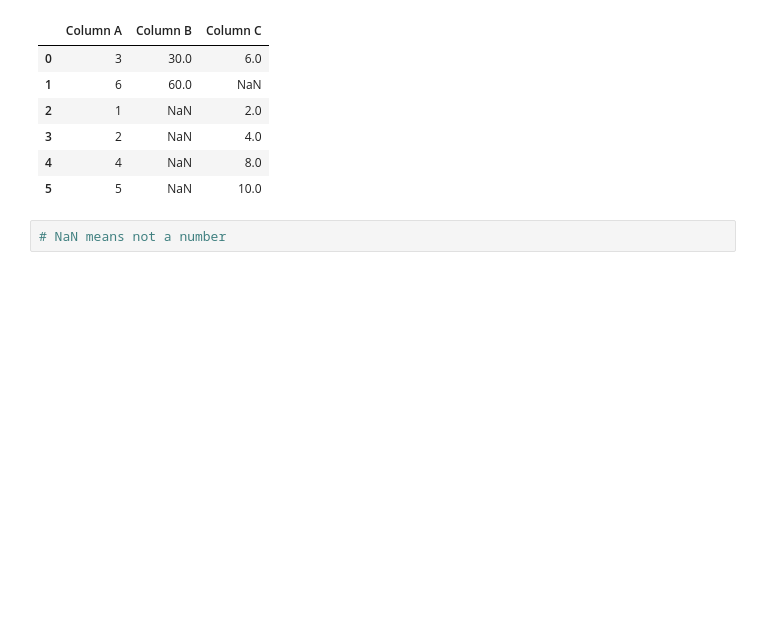
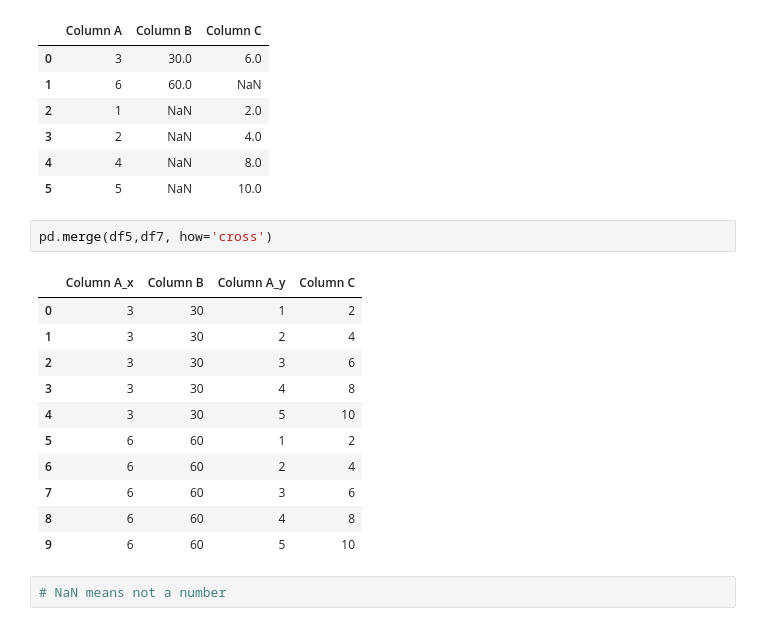
Before and after one commit to youngsuKim-CSUSB/presentations, a Jupyter notebook: DAWG-presentation.ipynb, the cells around one changed output. Drawn from its saved outputs; the diff is of its cells as text; blank space fills up the shorter version.

```diff
--- a/DAWG-presentation.ipynb
+++ b/DAWG-presentation.ipynb
@@ -98,6 +142,20 @@ pd.merge(df5,df7, on=['Column A'], how='outer')
 | 3 | 2 | NaN | 4.0 |
 | 4 | 4 | NaN | 8.0 |
 | 5 | 5 | NaN | 10.0 |
+# %%
+pd.merge(df5,df7, how='cross')
+# %% [output]
+|  | Column A_x | Column B | Column A_y | Column C |
+| 0 | 3 | 30 | 1 | 2 |
+| 1 | 3 | 30 | 2 | 4 |
+| 2 | 3 | 30 | 3 | 6 |
+| 3 | 3 | 30 | 4 | 8 |
+| 4 | 3 | 30 | 5 | 10 |
+| 5 | 6 | 60 | 1 | 2 |
+| 6 | 6 | 60 | 2 | 4 |
+| 7 | 6 | 60 | 3 | 6 |
+| 8 | 6 | 60 | 4 | 8 |
+| 9 | 6 | 60 | 5 | 10 |
 # %%
 # NaN means not a number
 # %% [markdown]
```
Also changed, not shown: parts of 26 cells of this notebook, 1 other file.
